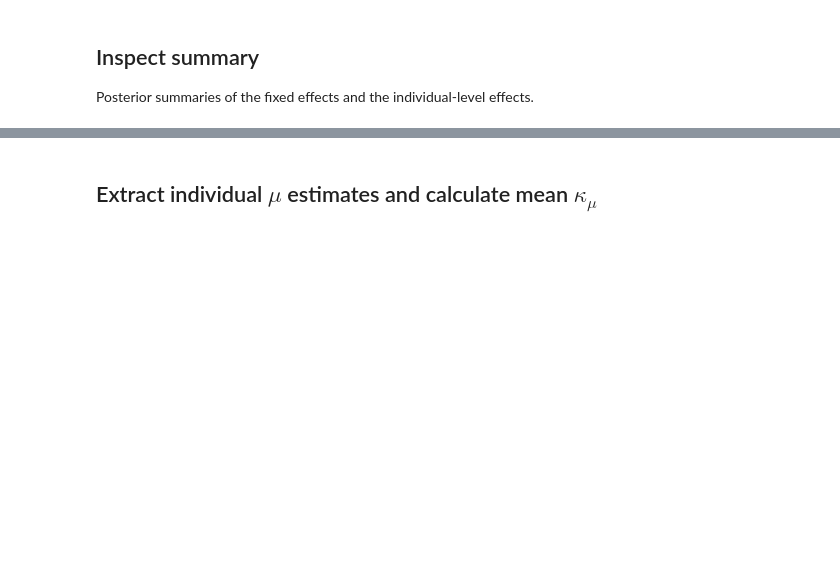
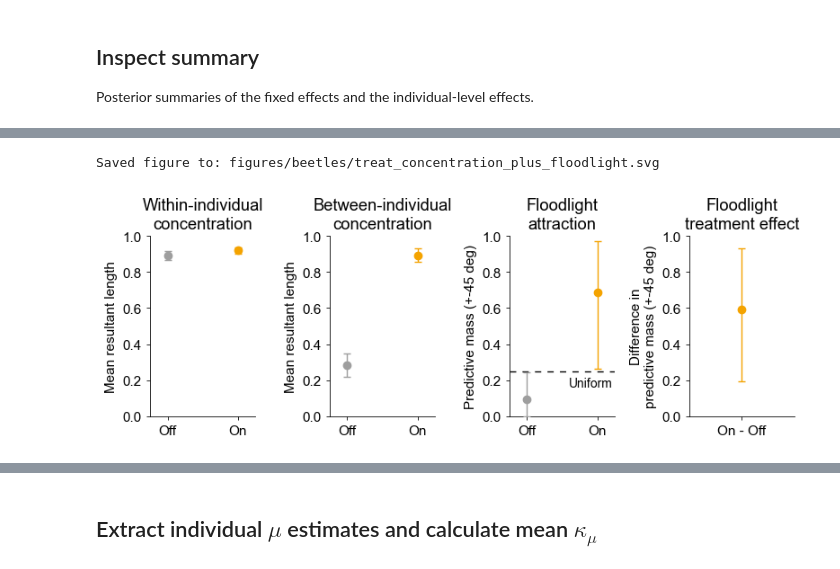
Before and after one commit to jgraving/unwrap, a Jupyter notebook: notebooks/beetles.ipynb, the cells around one changed output, grey strips where cells are left out. Saved outputs shown, nothing was run; the diff lists cells and outputs as text; code cells hidden in the pictures; blank space fills up the shorter version.

```diff
--- a/notebooks/beetles.ipynb
+++ b/notebooks/beetles.ipynb
@@ -279,0 +262,15 @@ The paper's main hypothesis test is whether the *between-individual* concentrati
+# %%
+# Floodlight direction, in radians (-135 degrees).
+from unwrap.link.numpy import softplus
+
+FLOOD_DIR = np.deg2rad(-135)
+plots.plot_concentration(
+    idata_treat, df, circular_modulo, softplus,
+    flood_dir=FLOOD_DIR,
+    hdi_prob=0.89,
+    save_path="figures/beetles/treat_concentration_plus_floodlight.svg",
+)
+plt.show()
+# %% [output]
+Saved figure to: figures/beetles/treat_concentration_plus_floodlight.svg
+[figure, added]
```
Also changed, not shown: parts of 26 cells of this notebook.
